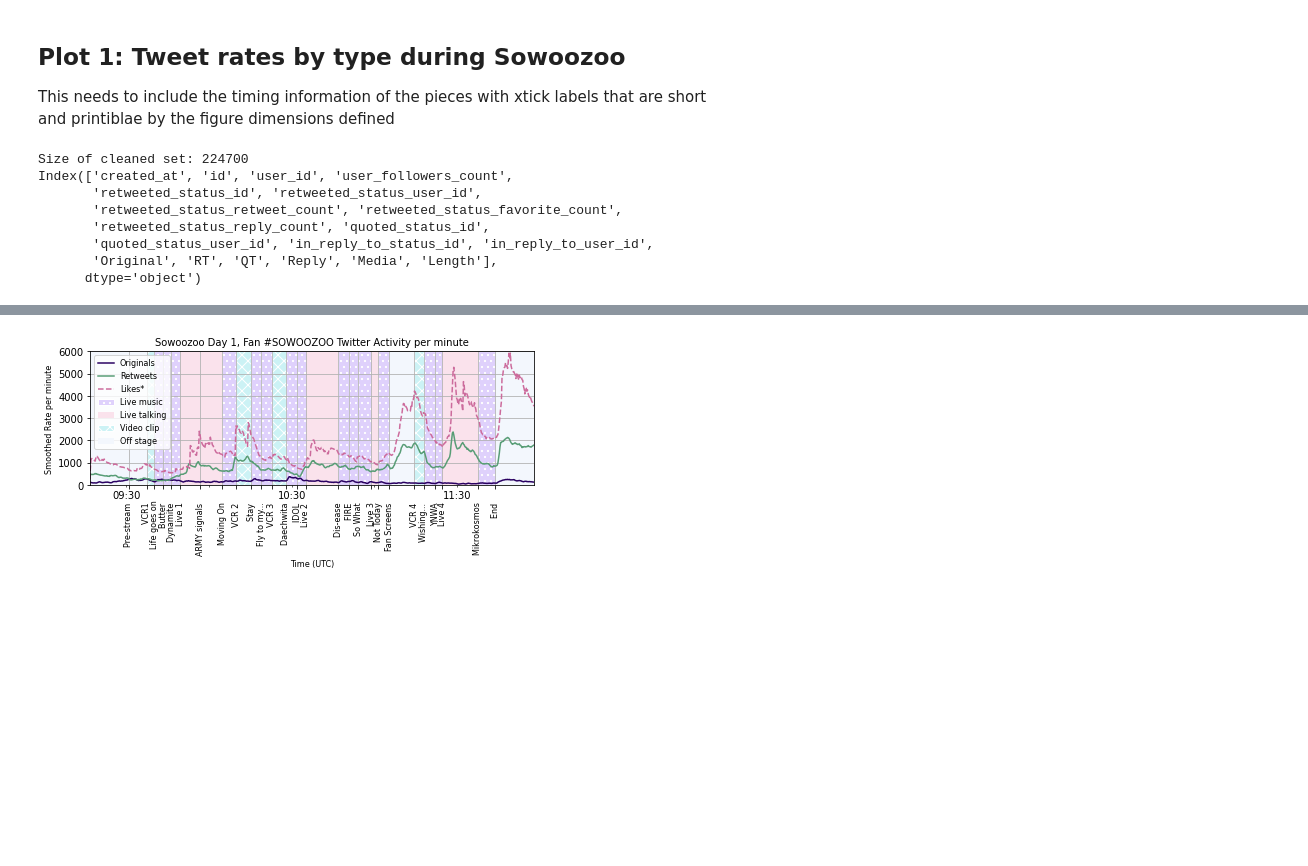
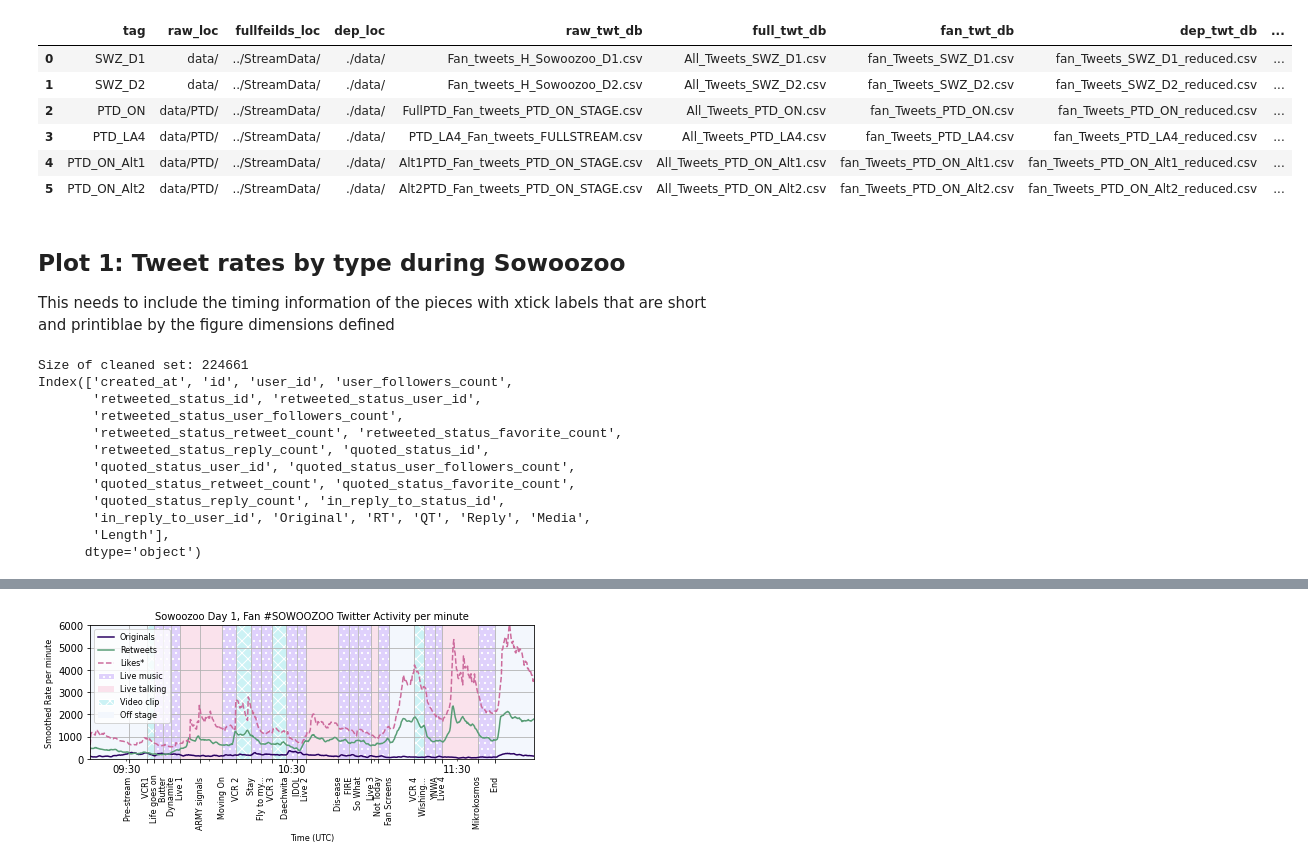
Before and after one commit to finn42/Concert_Twt_Open, a Jupyter notebook: Paper_Plots_Anon.ipynb, the cells around one changed output, grey strips where cells are left out. Drawn from its saved outputs; the diff is of its cells as text; code cells hidden in the pictures; blank space fills up the shorter version.

```diff
--- a/Paper_Plots_Anon.ipynb
+++ b/Paper_Plots_Anon.ipynb
@@ -47,5 +48,51 @@ The autoreload extension is already loaded. To reload it, use:
 # %%
 %reload_ext autoreload
+# %%
+raw_dir = '/Users/finn/Desktop/Current_Projects/BTS_twitter/twt_Analysis/'
+Concerts = pd.DataFrame(columns=['tag','raw_loc','fullfeilds_loc','dep_loc',
+                                 'raw_twt_db','full_twt_db','fan_twt_db','dep_twt_db',
+                                 'event_file','event_offset','event_reduction','Long_name','sampling','Program'])
+Concerts.loc[0,:]={'tag': 'SWZ_D1','raw_loc':'data/','fullfeilds_loc': '../StreamData/', 'dep_loc':'./data/',
+             'raw_twt_db':'Fan_tweets_H_Sowoozoo_D1.csv','full_twt_db':'All_Tweets_SWZ_D1.csv',
+             'fan_twt_db':'fan_Tweets_SWZ_D1.csv','dep_twt_db':'fan_Tweets_SWZ_D1_reduced.csv',
+             'event_file':'SWZ_D1_setlist.csv',
+             'event_offset':'6MIN','event_reduction':[1,2,3,6,8,9,10,12,13,15,16,19,20,21,22,23,25,26,27,28],
+             'Long_name':'Sowoozoo Concert Day 1','sampling':'#SOWOOZOO','Program':'SWZ'}
+Concerts.loc[1,:]={'tag': 'SWZ_D2','raw_loc':'data/','fullfeilds_loc': '../StreamData/', 'dep_loc':'./data/',
+             'raw_twt_db':'Fan_tweets_H_Sowoozoo_D2.csv','full_twt_db':'All_Tweets_SWZ_D2.csv',
+             'fan_twt_db':'fan_Tweets_SWZ_D2.csv','dep_twt_db':'fan_Tweets_SWZ_D2_reduced.csv',
+             'event_file':'SWZ_D2_setlist.csv',
+             'event_offset':'108S','event_reduction':[1,2,3,6,8,9,10,12,13,15,16,19,20,21,22,23,25,26,27,28],
+             'Long_name':'Sowoozoo Concert Day 2','sampling':'#SOWOOZOO','Program':'SWZ'}
+Concerts.loc[2,:]={'tag': 'PTD_ON','raw_loc':'data/PTD/','fullfeilds_loc': '../StreamData/', 'dep_loc':'./data/',
+             'raw_twt_db':'FullPTD_Fan_tweets_PTD_ON_STAGE.csv','full_twt_db':'All_Tweets_PTD_ON.csv',
+             'fan_twt_db':'fan_Tweets_PTD_ON.csv','dep_twt_db':'fan_Tweets_PTD_ON_reduced.csv',
+             'event_file':'PTD_ON_setlist.csv','event_offset':'25S','event_reduction':[1,2,3,6,7,8,9,11,12,14,15,17,18,21,22,28,29,32,33,34,36,37,38,39],
+             'Long_name':'Permission to Dance on Stage','sampling':'Kpop Stream','Program':'PTD'}
+Concerts.loc[3,:]={'tag': 'PTD_LA4','raw_loc':'data/PTD/','fullfeilds_loc': '../StreamData/', 'dep_loc':'./data/',
+             'raw_twt_db':'PTD_LA4_Fan_tweets_FULLSTREAM.csv','full_twt_db':'All_Tweets_PTD_LA4.csv',
+             'fan_twt_db':'fan_Tweets_PTD_LA4.csv','dep_twt_db':'fan_Tweets_PTD_LA4_reduced.csv',
+             'event_file':'PTD_LA4_setlist.csv','event_offset':'40S','event_reduction':[1,2,3,6,7,8,9,11,12,14,15,17,18,21,22,28,29,32,33,34,36,37,38,39],
+             'Long_name':'Permission to Dance LA Day 4','sampling':'Kpop Stream','Program':'PTD'}
+Concerts.loc[4,:]={'tag': 'PTD_ON_Alt1','raw_loc':'data/PTD/','fullfeilds_loc': '../StreamData/', 'dep_loc':'./data/',
+             'raw_twt_db':'Alt1PTD_Fan_tweets_PTD_ON_STAGE.csv','full_twt_db':'All_Tweets_PTD_ON_Alt1.csv',
+             'fan_twt_db':'fan_Tweets_PTD_ON_Alt1.csv','dep_twt_db':'fan_Tweets_PTD_ON_Alt1_reduced.csv',
+             'event_file':'','event_offset':'','event_reduction':[],
+             'Long_name':'Week prior to PTD On Stage','sampling':'Kpop Stream','Program':''}
+Concerts.loc[5,:]={'tag': 'PTD_ON_Alt2','raw_loc':'data/PTD/','fullfeilds_loc': '../StreamData/', 'dep_loc':'./data/',
+             'raw_twt_db':'Alt2PTD_Fan_tweets_PTD_ON_STAGE.csv','full_twt_db':'All_Tweets_PTD_ON_Alt2.csv',
+             'fan_twt_db':'fan_Tweets_PTD_ON_Alt2.csv','dep_twt_db':'fan_Tweets_PTD_ON_Alt2_reduced.csv',
+             'event_file':'','event_offset':'','event_reduction':[],
+             'Long_name':'Week following PTD On Stage','sampling':'Kpop Stream','Program':''}
+Concerts
+# %% [output]
+|  | tag | raw_loc | fullfeilds_loc | dep_loc | raw_twt_db | full_twt_db | fan_twt_db | dep_twt_db | ... |
+| 0 | SWZ_D1 | data/ | ../StreamData/ | ./data/ | Fan_tweets_H_Sowoozoo_D1.csv | All_Tweets_SWZ_D1.csv | fan_Tweets_SWZ_D1.csv | fan_Tweets_SWZ_D1_reduced.csv | ... |
+| 1 | SWZ_D2 | data/ | ../StreamData/ | ./data/ | Fan_tweets_H_Sowoozoo_D2.csv | All_Tweets_SWZ_D2.csv | fan_Tweets_SWZ_D2.csv | fan_Tweets_SWZ_D2_reduced.csv | ... |
+| 2 | PTD_ON | data/PTD/ | ../StreamData/ | ./data/ | FullPTD_Fan_tweets_PTD_ON_STAGE.csv | All_Tweets_PTD_ON.csv | fan_Tweets_PTD_ON.csv | fan_Tweets_PTD_ON_reduced.csv | ... |
+| 3 | PTD_LA4 | data/PTD/ | ../StreamData/ | ./data/ | PTD_LA4_Fan_tweets_FULLSTREAM.csv | All_Tweets_PTD_LA4.csv | fan_Tweets_PTD_LA4.csv | fan_Tweets_PTD_LA4_reduced.csv | ... |
+| 4 | PTD_ON_Alt1 | data/PTD/ | ../StreamData/ | ./data/ | Alt1PTD_Fan_tweets_PTD_ON_STAGE.csv | All_Tweets_PTD_ON_Alt1.csv | fan_Tweets_PTD_ON_Alt1.csv | fan_Tweets_PTD_ON_Alt1_reduced.csv | ... |
+| 5 | PTD_ON_Alt2 | data/PTD/ | ../StreamData/ | ./data/ | Alt2PTD_Fan_tweets_PTD_ON_STAGE.csv | All_Tweets_PTD_ON_Alt2.csv | fan_Tweets_PTD_ON_Alt2.csv | fan_Tweets_PTD_ON_Alt2_reduced.csv | ... |
 # %% [markdown]
 ## Plot 1: Tweet rates by type during Sowoozoo
 This needs to include the timing information of the pieces with xtick labels that are short and printiblae by the figure dimensions defined
@@ -54,17 +99,22 @@ data_dir = './data/'
 # %%
-df_alltwt=pd.read_csv(data_dir +'SWZ_D1_reduced.csv',index_col = 0)
+i = 0
+df_alltwt=pd.read_csv(Concerts.loc[i,'dep_loc'] + Concerts.loc[i,'dep_twt_db'],index_col = 0)
 df_alltwt["created_at"] = pd.to_datetime(df_alltwt["created_at"])
-data_name = 'SWZ_D1'
+data_name = Concerts.loc[i,'tag']
 print('Size of cleaned set: ' + str(len(df_alltwt)))
 print(df_alltwt.columns)
 # %% [output]
-Size of cleaned set: 224700
+Size of cleaned set: 224661
 Index(['created_at', 'id', 'user_id', 'user_followers_count',
        'retweeted_status_id', 'retweeted_status_user_id',
+       'retweeted_status_user_followers_count',
        'retweeted_status_retweet_count', 'retweeted_status_favorite_count',
        'retweeted_status_reply_count', 'quoted_status_id',
-       'quoted_status_user_id', 'in_reply_to_status_id', 'in_reply_to_user_id',
-       'Original', 'RT', 'QT', 'Reply', 'Media', 'Length'],
+       'quoted_status_user_id', 'quoted_status_user_followers_count',
+       'quoted_status_retweet_count', 'quoted_status_favorite_count',
+       'quoted_status_reply_count', 'in_reply_to_status_id',
+       'in_reply_to_user_id', 'Original', 'RT', 'QT', 'Reply', 'Media',
+       'Length'],
       dtype='object')
 # %%
 df_alltwt.loc[:5,:]
```
Also changed, not shown: parts of 26 cells of this notebook, 23 other files.
